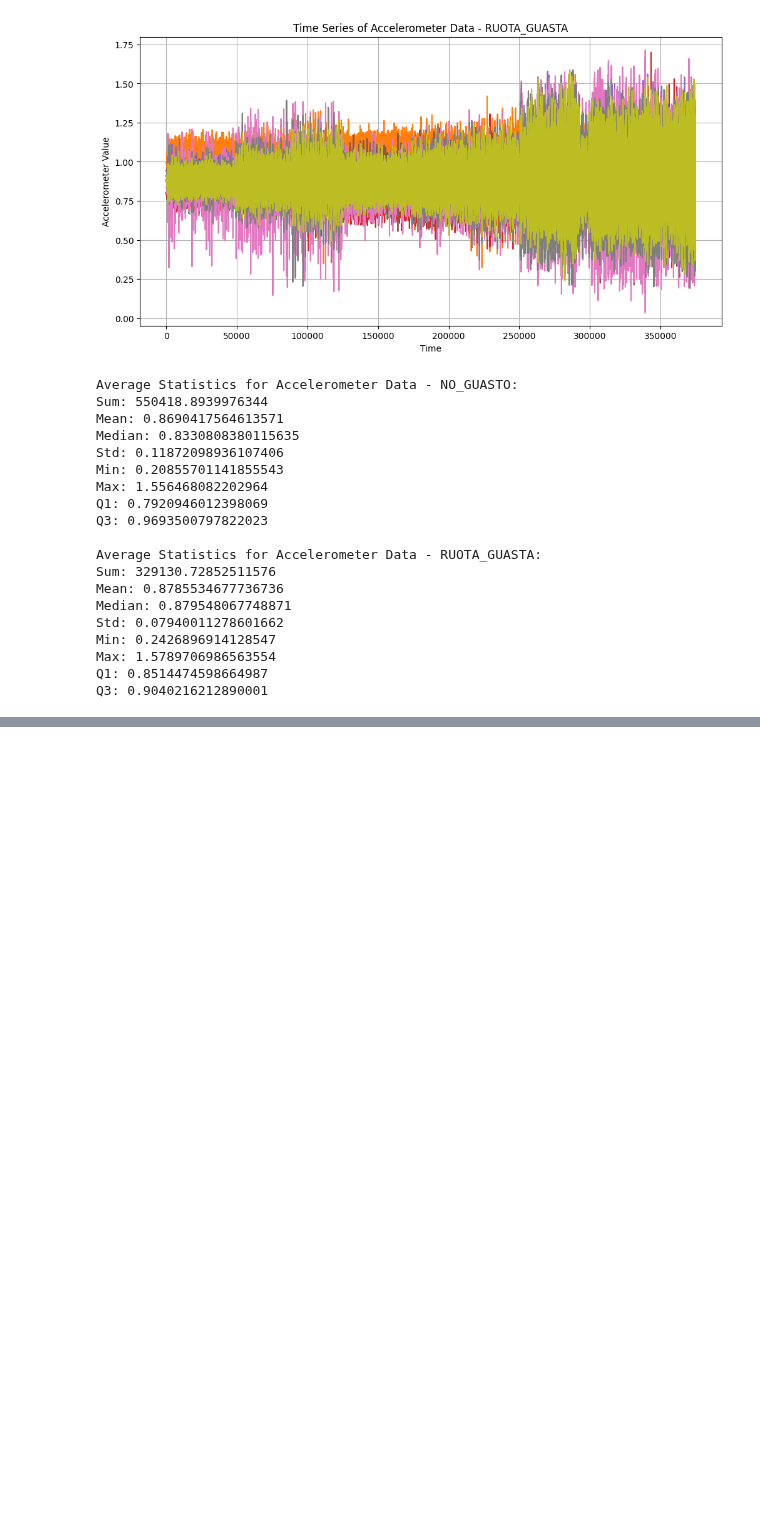
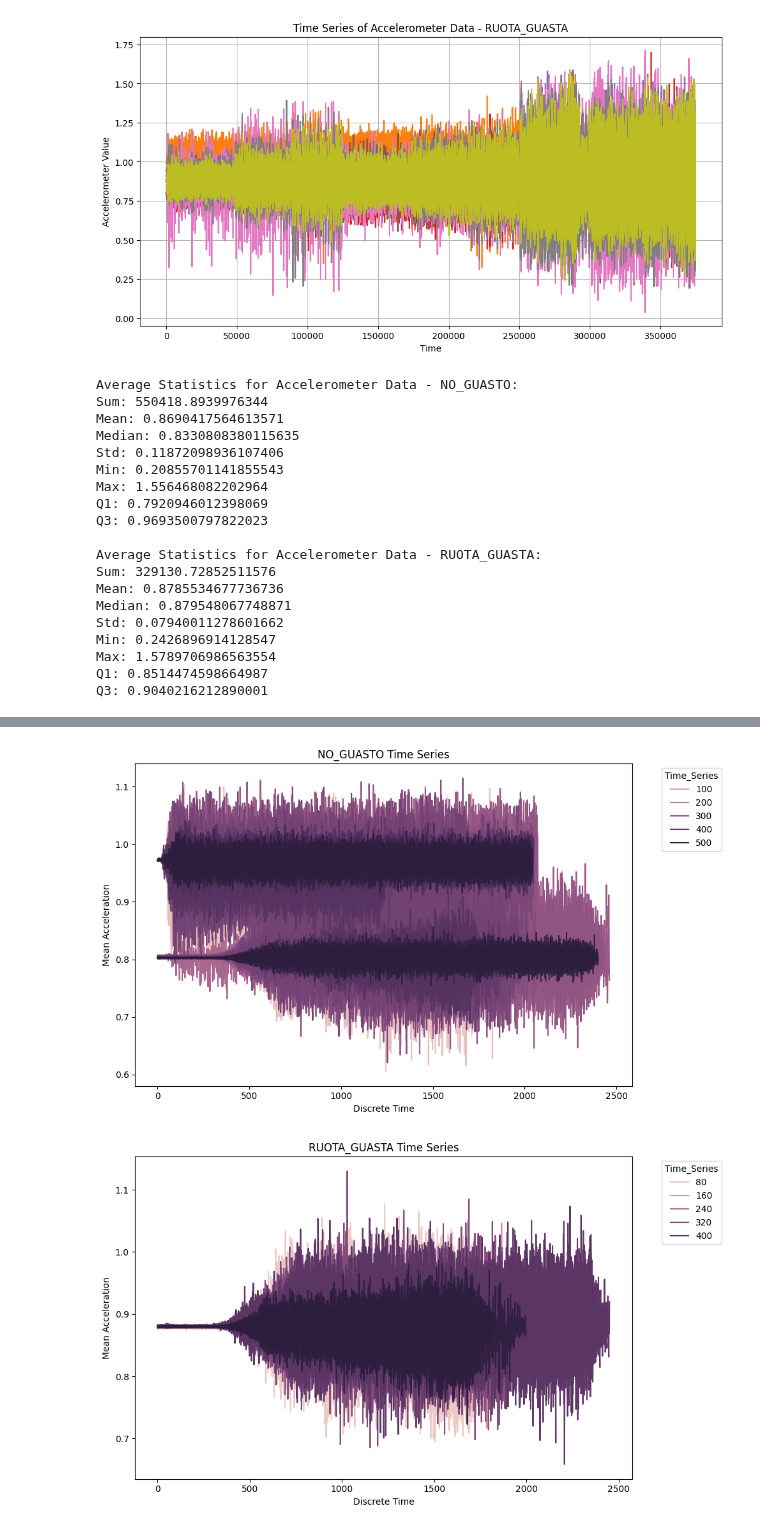
Before and after one commit to BianchiLuca28/project_CSD, a Jupyter notebook: notebook_exploration_cleaning/graph_and_statistics_standard_scaler.ipynb, the cells around one changed output, grey strips where cells are left out. Drawn from its saved outputs; the diff is of its cells as text; code cells hidden in the pictures; blank space fills up the shorter version.

```diff
--- a/notebook_exploration_cleaning/graph_and_statistics_standard_scaler.ipynb
+++ b/notebook_exploration_cleaning/graph_and_statistics_standard_scaler.ipynb
@@ -118,0 +198,20 @@ Q3: 0.9040216212890001
+# %%
+# Function to plot time series using seaborn
+def plot_time_series_seaborn(df, title):
+    plt.figure(figsize=(10, 6))
+    # Rename the Acquisition_Number column to Time_Series for legend title
+    df_plot = df.rename(columns={'Acquisition_Number': 'Time_Series'})
+    sns.lineplot(x='Discrete_Time', y='Mean_Acceleration', hue='Time_Series', data=df_plot)
+    plt.xlabel('Discrete Time')
+    plt.ylabel('Mean Acceleration')
+    plt.title(title)
+    plt.legend(title='Time_Series', bbox_to_anchor=(1.05, 1), loc='upper left')
+    plt.tight_layout()
+    plt.show()
+
+# Plot time series using seaborn for both datasets
+plot_time_series_seaborn(no_guasto_transformed, title='NO_GUASTO Time Series')
+plot_time_series_seaborn(guasto_transformed, title='RUOTA_GUASTA Time Series')
+# %% [output]
+[figure, added]
+[figure, added]
```
Also changed, not shown: parts of 14 cells of this notebook.
